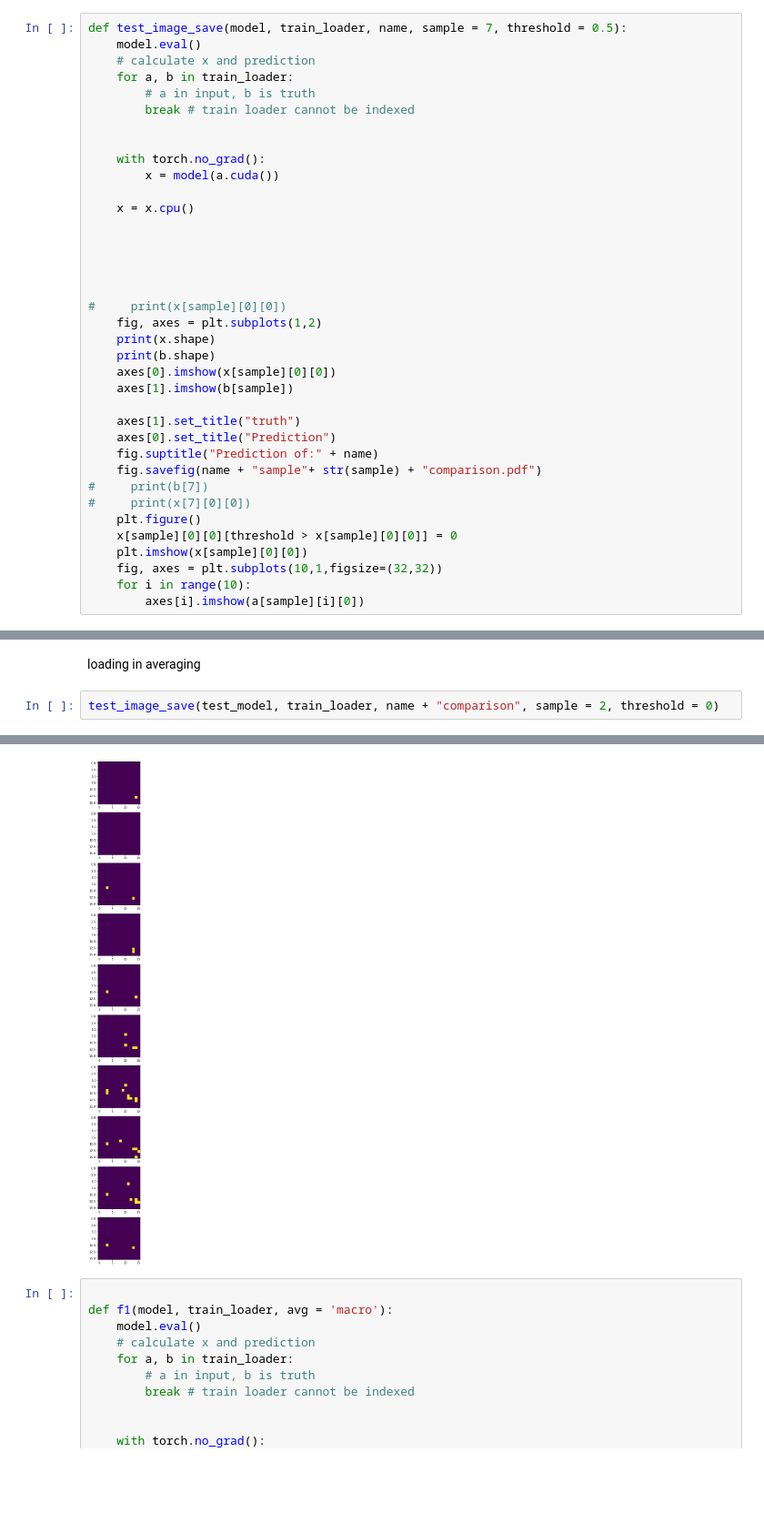
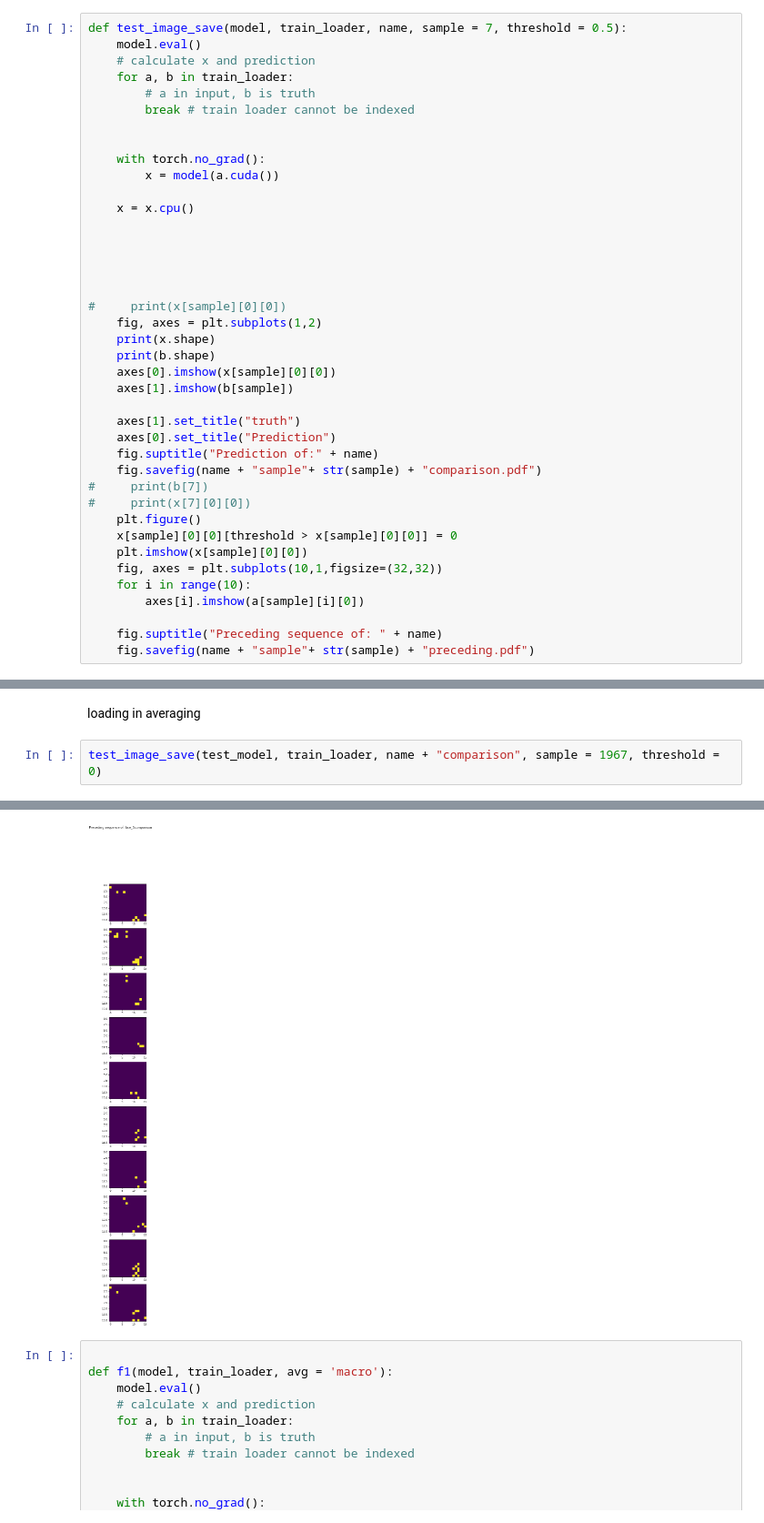
Before and after one commit to Garethlomax/acse-9-independent-research-project-Garethlomax, a Jupyter notebook: Model_testing.ipynb, the cells around one changed output, grey strips where cells are left out. Shown at 91% size. Cells and saved outputs as stored; diff of their text form; blank space fills up the shorter version.

```diff
--- a/Model_testing.ipynb
+++ b/Model_testing.ipynb
@@ -1090,6 +1090,9 @@ def test_image_save(model, train_loader, name, sample = 7, threshold = 0.5):
     fig, axes = plt.subplots(10,1,figsize=(32,32))
     for i in range(10):
         axes[i].imshow(a[sample][i][0])
+
+    fig.suptitle("Preceding sequence of: " + name)
+    fig.savefig(name + "sample"+ str(sample) + "preceding.pdf")
 # %% [markdown]
 ## batch loss histogram
 # %%
@@ -1203,7 +1206,7 @@ DataParallel(
 # %% [markdown]
 loading in averaging
 # %%
-test_image_save(test_model, train_loader, name + "comparison", sample = 2, threshold = 0)
+test_image_save(test_model, train_loader, name + "comparison", sample = 1967, threshold = 0)
 # %% [output]
 FINISHING ONE PASS
 torch.Size([2000, 1, 5, 16, 16])
@@ -1213,4 +1216,4 @@ torch.Size([2000, 16, 16])
-[figure, old version]
+[figure, new version]
 # %%
 
 def f1(model, train_loader, avg = 'macro'):
```
Also changed, not shown: parts of 1 cell of this notebook.
